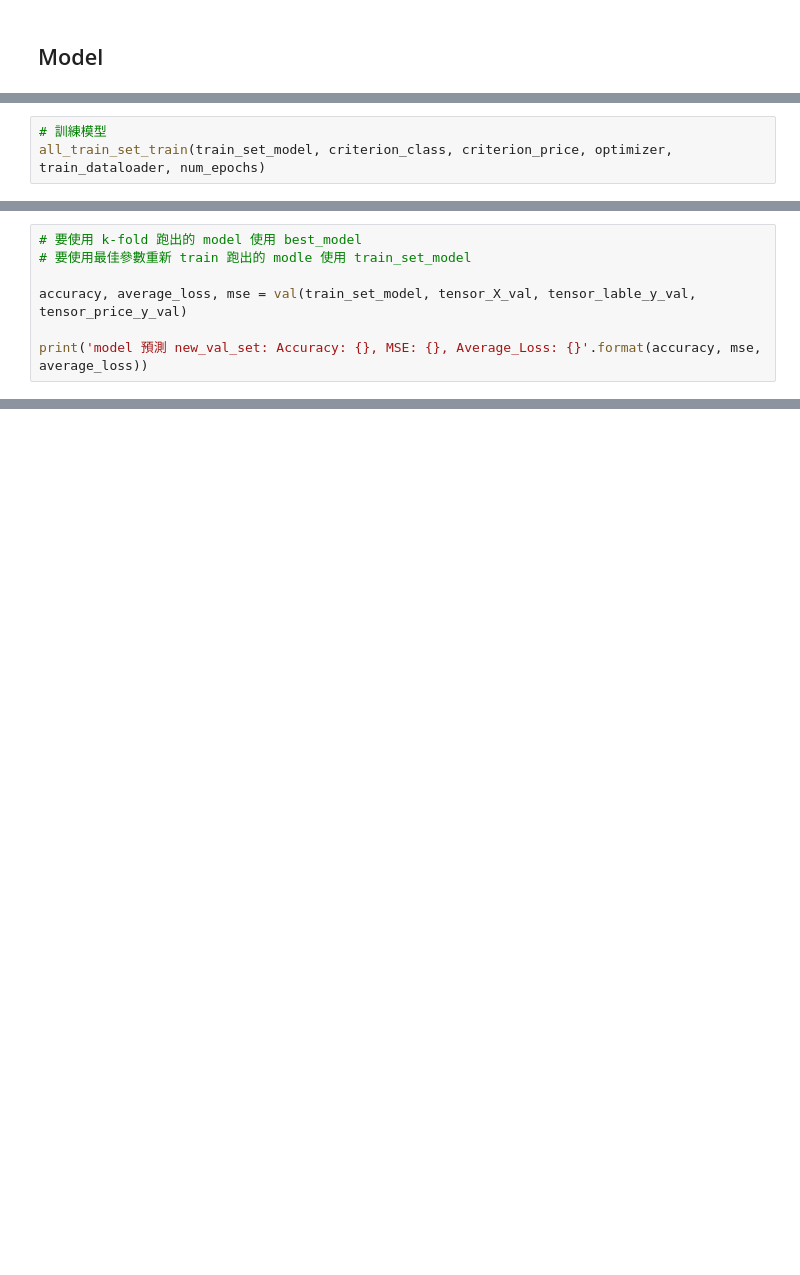
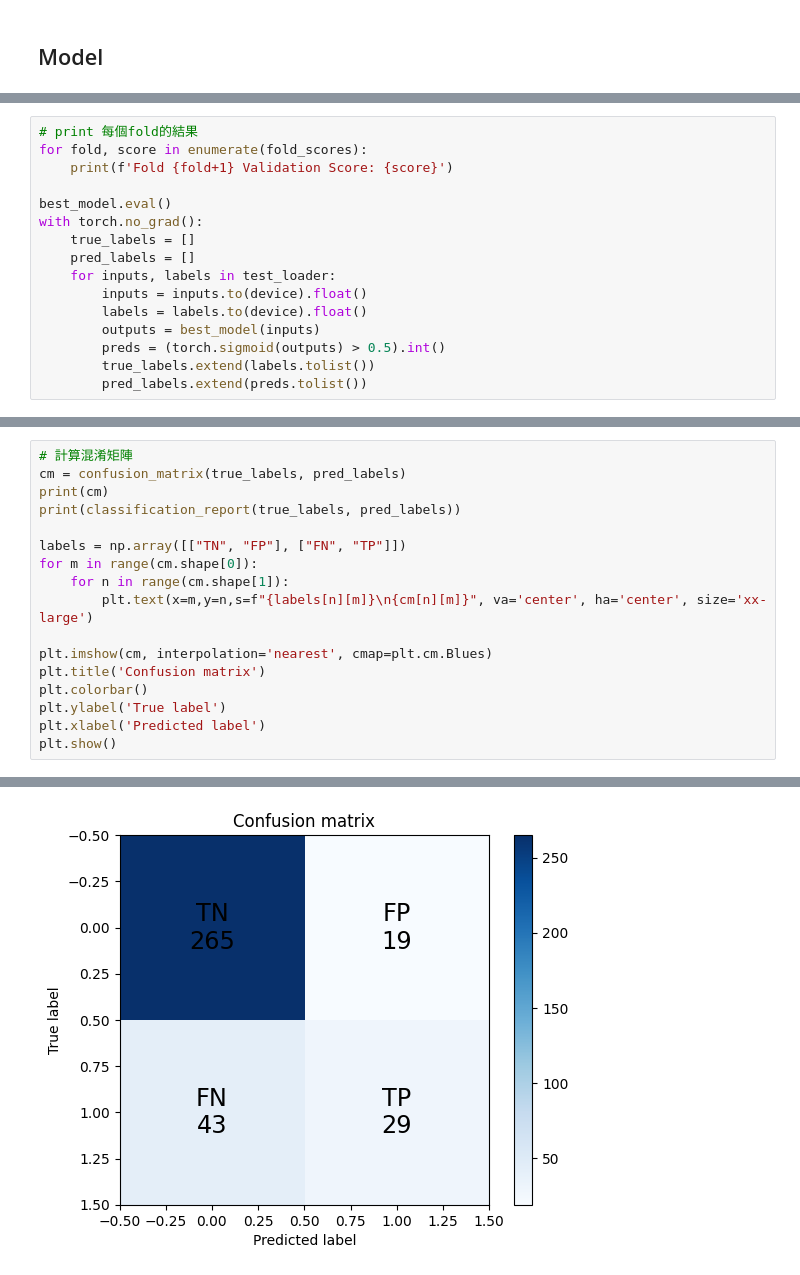
Before and after one commit to Chiao75543/FintechProject, a Jupyter notebook: model/train_model.ipynb, the cells around one changed output, grey strips where cells are left out. Drawn from its saved outputs; the diff is of its cells as text; blank space fills up the shorter version.

```diff
--- a/model/train_model.ipynb
+++ b/model/train_model.ipynb
@@ -526,3 +206,0 @@ def all_train_set_train(model, criterion_class, criterion_price, optimizer, data
-# %%
-# 訓練模型
-all_train_set_train(train_set_model, criterion_class, criterion_price, optimizer, train_dataloader, num_epochs)
@@ -595,7 +206,0 @@ torch.Size([371, 1])
-# %%
-# 要使用 k-fold 跑出的 model 使用 best_model
-# 要使用最佳參數重新 train 跑出的 modle 使用 train_set_model
-
-accuracy, average_loss, mse = val(train_set_model, tensor_X_val, tensor_lable_y_val, tensor_price_y_val)
-
-print('model 預測 new_val_set: Accuracy: {}, MSE: {}, Average_Loss: {}'.format(accuracy, mse, average_loss))
@@ -605,0 +288,16 @@ model 預測 new_val_set: Accuracy: 0.7304582210242587, MSE: 0.01604814641177654
+# %%
+# print 每個fold的結果
+for fold, score in enumerate(fold_scores):
+    print(f'Fold {fold+1} Validation Score: {score}')
+
+best_model.eval()
+with torch.no_grad():
+    true_labels = []
+    pred_labels = []
+    for inputs, labels in test_loader:
+        inputs = inputs.to(device).float()
+        labels = labels.to(device).float()
+        outputs = best_model(inputs)
+        preds = (torch.sigmoid(outputs) > 0.5).int()
+        true_labels.extend(labels.tolist())
+        pred_labels.extend(preds.tolist())
@@ -605,0 +310,18 @@ model 預測 new_val_set: Accuracy: 0.7304582210242587, MSE: 0.01604814641177654
+# %%
+# 計算混淆矩陣
+cm = confusion_matrix(true_labels, pred_labels)
+print(cm)
+print(classification_report(true_labels, pred_labels))
+
+labels = np.array([["TN", "FP"], ["FN", "TP"]])
+for m in range(cm.shape[0]):
+    for n in range(cm.shape[1]):
+        plt.text(x=m,y=n,s=f"{labels[n][m]}\n{cm[n][m]}", va='center', ha='center', size='xx-large')
+
+plt.imshow(cm, interpolation='nearest', cmap=plt.cm.Blues)
+plt.title('Confusion matrix')
+plt.colorbar()
+plt.ylabel('True label')
+plt.xlabel('Predicted label')
+plt.show()
+# %% [output]
@@ -605,0 +338 @@ model 預測 new_val_set: Accuracy: 0.7304582210242587, MSE: 0.01604814641177654
+[figure, added]
```
Also changed, not shown: parts of 44 cells of this notebook.
